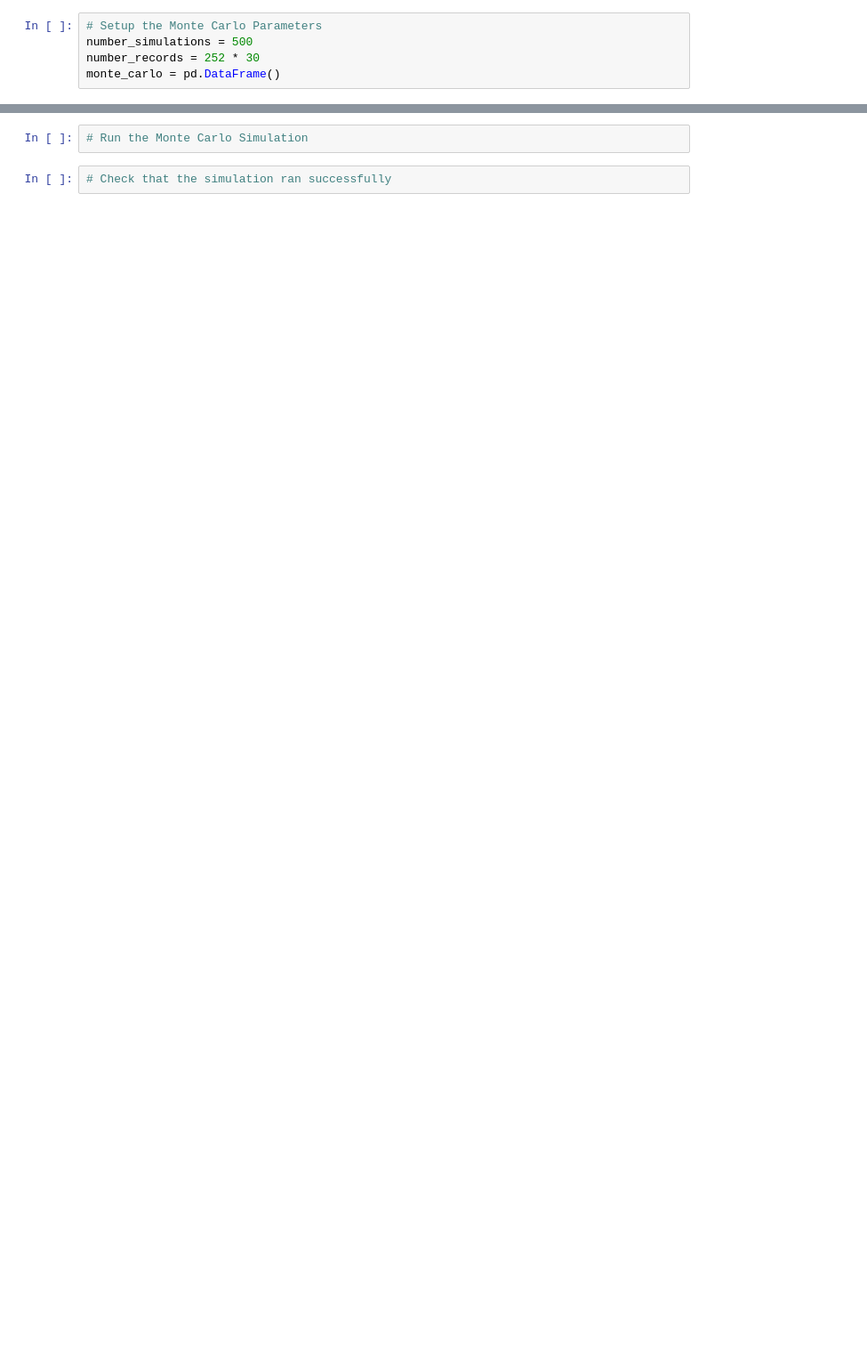
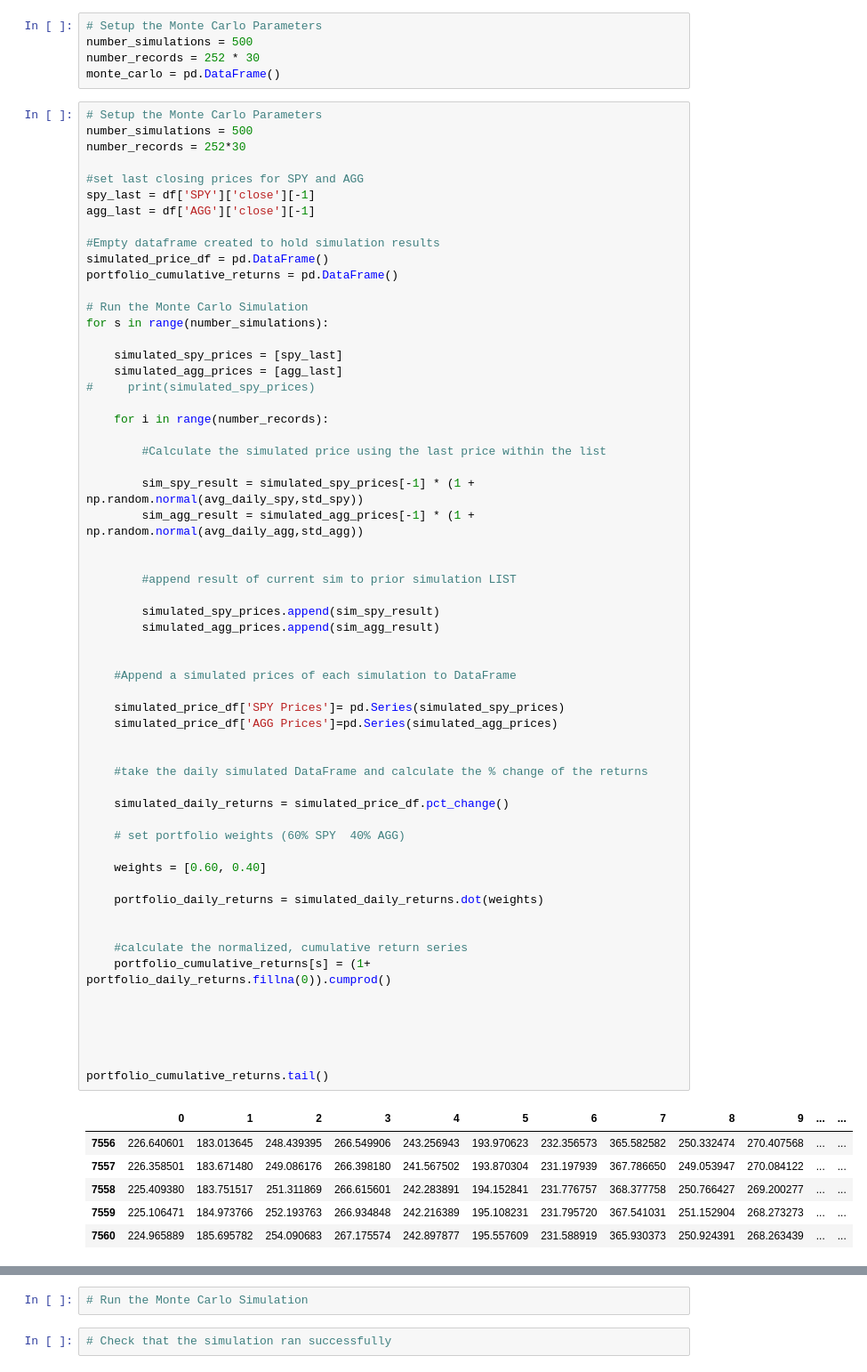
Before and after one commit to HendersonRichardK/API-Homework, a Jupyter notebook: Retirement Planner/portfolio_planner.ipynb, the cells around one changed output, grey strips where cells are left out. Shown at 89% size. Saved outputs shown, nothing was run; the diff lists cells and outputs as text; blank space fills up the shorter version.

```diff
--- a/Retirement Planner/portfolio_planner.ipynb
+++ b/Retirement Planner/portfolio_planner.ipynb
@@ -104,3 +135,69 @@ Complete the following steps:
 number_simulations = 500
 number_records = 252 * 30
 monte_carlo = pd.DataFrame()
+# %%
+# Setup the Monte Carlo Parameters
+number_simulations = 500
+number_records = 252*30
+
+#set last closing prices for SPY and AGG
+spy_last = df['SPY']['close'][-1]
+agg_last = df['AGG']['close'][-1]
+
+#Empty dataframe created to hold simulation results
+simulated_price_df = pd.DataFrame()
+portfolio_cumulative_returns = pd.DataFrame()
+
+# Run the Monte Carlo Simulation
+for s in range(number_simulations):
+
+    simulated_spy_prices = [spy_last]
+    simulated_agg_prices = [agg_last]
+#     print(simulated_spy_prices)
+
+    for i in range(number_records):
+
+        #Calculate the simulated price using the last price within the list
+
+        sim_spy_result = simulated_spy_prices[-1] * (1 + np.random.normal(avg_daily_spy,std_spy))
+        sim_agg_result = simulated_agg_prices[-1] * (1 + np.random.normal(avg_daily_agg,std_agg))
+
+
+        #append result of current sim to prior simulation LIST
+
+        simulated_spy_prices.append(sim_spy_result)
+        simulated_agg_prices.append(sim_agg_result)
+
+
+    #Append a simulated prices of each simulation to DataFrame
+
+    simulated_price_df['SPY Prices']= pd.Series(simulated_spy_prices)
+    simulated_price_df['AGG Prices']=pd.Series(simulated_agg_prices)
+
+
+    #take the daily simulated DataFrame and calculate the % change of the returns
+
+    simulated_daily_returns = simulated_price_df.pct_change()
+
+    # set portfolio weights (60% SPY  40% AGG)
+
+    weights = [0.60, 0.40]
+
+    portfolio_daily_returns = simulated_daily_returns.dot(weights)
+
+
+    #calculate the normalized, cumulative return series
+    portfolio_cumulative_returns[s] = (1+ portfolio_daily_returns.fillna(0)).cumprod()
+
+
+
+
+
+portfolio_cumulative_returns.tail()
+# %% [output]
+|  | 0 | 1 | 2 | 3 | 4 | 5 | 6 | 7 | 8 | 9 | ... | ... |
+| 7556 | 226.640601 | 183.013645 | 248.439395 | 266.549906 | 243.256943 | 193.970623 | 232.356573 | 365.582582 | 250.332474 | 270.407568 | ... | ... |
+| 7557 | 226.358501 | 183.671480 | 249.086176 | 266.398180 | 241.567502 | 193.870304 | 231.197939 | 367.786650 | 249.053947 | 270.084122 | ... | ... |
+| 7558 | 225.409380 | 183.751517 | 251.311869 | 266.615601 | 242.283891 | 194.152841 | 231.776757 | 368.377758 | 250.766427 | 269.200277 | ... | ... |
+| 7559 | 225.106471 | 184.973766 | 252.193763 | 266.934848 | 242.216389 | 195.108231 | 231.795720 | 367.541031 | 251.152904 | 268.273273 | ... | ... |
+| 7560 | 224.965889 | 185.695782 | 254.090683 | 267.175574 | 242.897877 | 195.557609 | 231.588919 | 365.930373 | 250.924391 | 268.263439 | ... | ... |
```
Also changed, not shown: parts of 23 cells of this notebook, 1 other file.
